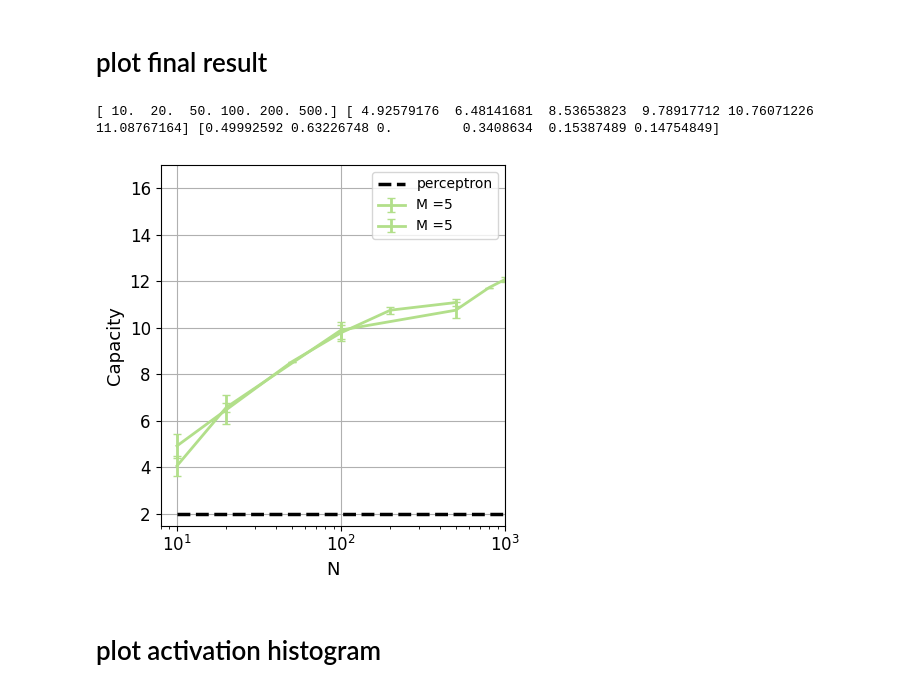
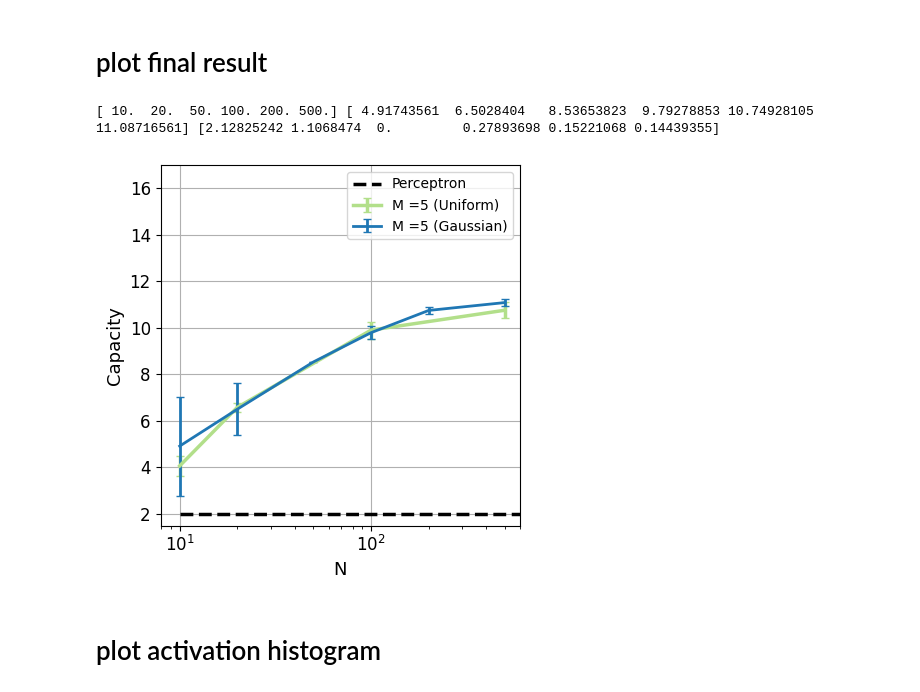
Before and after one commit to london-and-tequila/parallel_synapse_capacity, a Jupyter notebook: plot_results_gaussian.ipynb, the cells around one changed output. Cells and saved outputs as stored; diff of their text form; code cells hidden in the pictures.

```diff
--- a/plot_results_gaussian.ipynb
+++ b/plot_results_gaussian.ipynb
@@ -280,21 +280,11 @@ for i, M in enumerate(capacity):
     # #         continue
     x, y, yerr = capacity[M][:, 0], capacity[M][:, 2], capacity[M][:, 3]
     x_uniform, y_uniform, yerr_uniform = (
-        capacity_uniform[M][:, 0],
-        capacity_uniform[M][:, 2],
-        capacity_uniform[M][:, 3],
+        capacity_uniform[M][:-2, 0],
+        capacity_uniform[M][:-2, 2],
+        capacity_uniform[M][:-2, 3],
     )
     print(x, y, yerr)
-    plt.errorbar(
-        x[~np.isnan(y)],
-        y[~np.isnan(y)],
-        yerr=yerr[~np.isnan(y)],
-        capsize=3,
-        color=color[2],
-        label="M =" + str(M) + " (Gaussian)",
-        linewidth=2,
-        # alpha=0.75,
-    )
     plt.errorbar(
         x_uniform[~np.isnan(y_uniform)],
         y_uniform[~np.isnan(y_uniform)],
@@ -302,39 +292,52 @@ for i, M in enumerate(capacity):
         capsize=3,
         color=color[2],
         label="M =" + str(M) + " (Uniform)",
+        linewidth=2.5,
+        # linestyle="--",
+        # alpha=0.75,
+    )
+    plt.errorbar(
+        x[~np.isnan(y)],
+        y[~np.isnan(y)],
+        yerr=yerr[~np.isnan(y)],
+        capsize=3,
+        # color=color[2],
+        color="tab:blue",
+        label="M =" + str(M) + " (Gaussian)",
         linewidth=2,
         # alpha=0.75,
     )
+
 # plt.errorbar(
 #     capacityms[:, 0],
 #     capacityms[:, 1],
 #     yerr=capacityms[:, 2],
 #     capsize=3,
 #     color="r",
 #     label="unlimited",
 #     linewidth=3,
 # )
 plt.plot(
-    np.logspace(1, 3, 5), np.ones((5,)) * 2, "k--", linewidth=2.5, label="perceptron"
+    np.logspace(1, 3, 5), np.ones((5,)) * 2, "k--", linewidth=2.5, label="Perceptron"
 )
 plt.xscale("log")
 # plt.yscale('log')
 # plt.xticks([0 + i*100 for i in range(12)])
 plt.grid()
 
 plt.xlabel("N", fontsize=13)
 plt.ylabel("Capacity", fontsize=13)
 plt.ylim([1.5, 17])
-plt.xlim([-10, 1e3])
+plt.xlim([-10, 6e2])
 plt.legend(ncol=1, prop={"size": 10})
 # plt.grid()
 
 plt.tight_layout()
 
-plt.savefig("capacity_gaussian.pdf")
+plt.savefig("figS4.pdf")
 # %% [output]
-[ 10.  20.  50. 100. 200. 500.] [ 4.92579176  6.48141681  8.53653823  9.78917712 10.76071226 11.08767164] [0.49992592 0.63226748 0.         0.3408634  0.15387489 0.14754849]
+[ 10.  20.  50. 100. 200. 500.] [ 4.91743561  6.5028404   8.53653823  9.79278853 10.74928105 11.08716561] [2.12825242 1.1068474  0.         0.27893698 0.15221068 0.14439355]
-[figure, old version]
+[figure, new version]
 # %% [markdown]
 # plot activation histogram
 # %%
```
Also changed, not shown: parts of 1 cell of this notebook, 9 other files.
